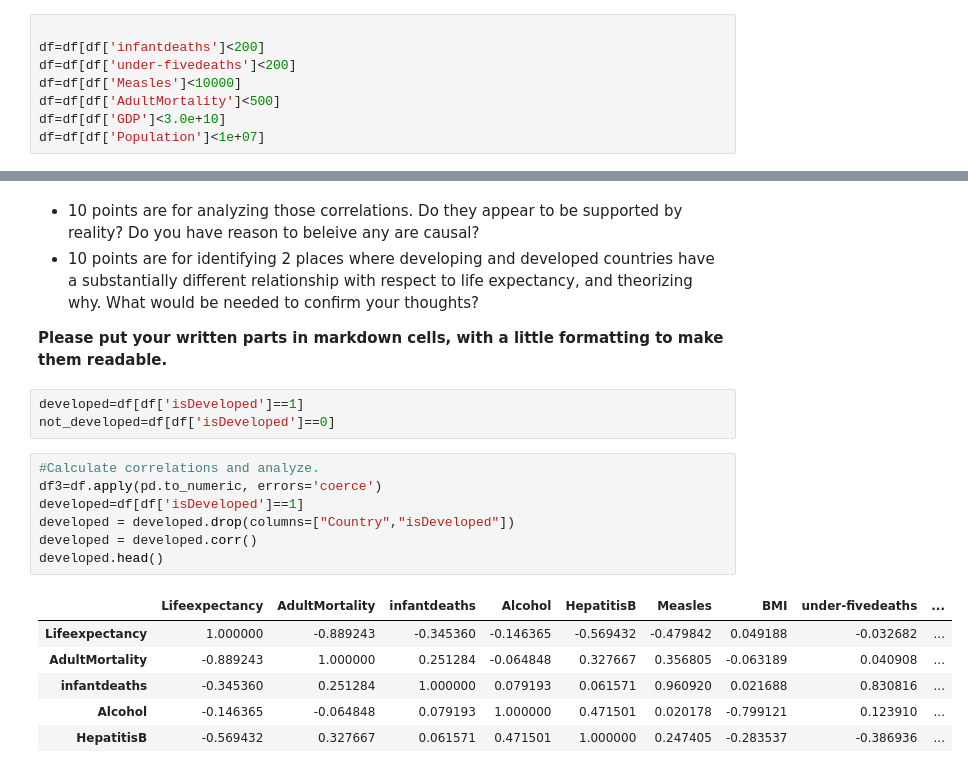
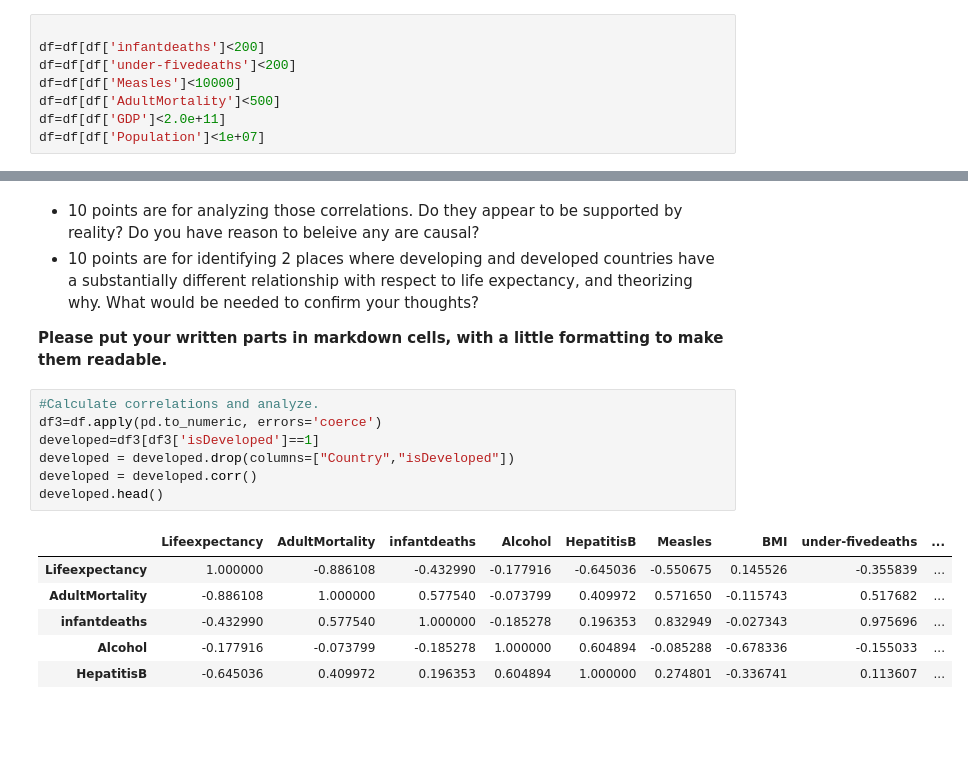
Before and after one commit to zareeiant/BSIP_Assignment_2_Students, a Jupyter notebook: stats_asn_2_start.ipynb, the cells around one changed output, grey strips where cells are left out. Cells and saved outputs as stored; diff of their text form; blank space fills up the shorter version.

```diff
--- a/stats_asn_2_start.ipynb
+++ b/stats_asn_2_start.ipynb
@@ -319,7 +319,7 @@ df=df[df['infantdeaths']<200]
 df=df[df['under-fivedeaths']<200]
 df=df[df['Measles']<10000]
 df=df[df['AdultMortality']<500]
-df=df[df['GDP']<3.0e+10]
+df=df[df['GDP']<2.0e+11]
 df=df[df['Population']<1e+07]
 # %% [markdown]
 All these columns were infulenced by outliers that wer way out of line compared to rest of the data.
@@ -338,23 +338,20 @@ plt.show()
 </ul>
 
 <b>Please put your written parts in markdown cells, with a little formatting to make them readable.
-# %%
-developed=df[df['isDeveloped']==1]
-not_developed=df[df['isDeveloped']==0]
 # %%
 #Calculate correlations and analyze.
 df3=df.apply(pd.to_numeric, errors='coerce')
-developed=df[df['isDeveloped']==1]
+developed=df3[df3['isDeveloped']==1]
 developed = developed.drop(columns=["Country","isDeveloped"])
 developed = developed.corr()
 developed.head()
 # %% [output]
 |  | Lifeexpectancy | AdultMortality | infantdeaths | Alcohol | HepatitisB | Measles | BMI | under-fivedeaths | ... |
-| Lifeexpectancy | 1.000000 | -0.889243 | -0.345360 | -0.146365 | -0.569432 | -0.479842 | 0.049188 | -0.032682 | ... |
-| AdultMortality | -0.889243 | 1.000000 | 0.251284 | -0.064848 | 0.327667 | 0.356805 | -0.063189 | 0.040908 | ... |
-| infantdeaths | -0.345360 | 0.251284 | 1.000000 | 0.079193 | 0.061571 | 0.960920 | 0.021688 | 0.830816 | ... |
-| Alcohol | -0.146365 | -0.064848 | 0.079193 | 1.000000 | 0.471501 | 0.020178 | -0.799121 | 0.123910 | ... |
-| HepatitisB | -0.569432 | 0.327667 | 0.061571 | 0.471501 | 1.000000 | 0.247405 | -0.283537 | -0.386936 | ... |
+| Lifeexpectancy | 1.000000 | -0.886108 | -0.432990 | -0.177916 | -0.645036 | -0.550675 | 0.145526 | -0.355839 | ... |
+| AdultMortality | -0.886108 | 1.000000 | 0.577540 | -0.073799 | 0.409972 | 0.571650 | -0.115743 | 0.517682 | ... |
+| infantdeaths | -0.432990 | 0.577540 | 1.000000 | -0.185278 | 0.196353 | 0.832949 | -0.027343 | 0.975696 | ... |
+| Alcohol | -0.177916 | -0.073799 | -0.185278 | 1.000000 | 0.604894 | -0.085288 | -0.678336 | -0.155033 | ... |
+| HepatitisB | -0.645036 | 0.409972 | 0.196353 | 0.604894 | 1.000000 | 0.274801 | -0.336741 | 0.113607 | ... |
 # %%
 mask = np.triu(np.ones_like(developed, dtype=bool))
 sns.heatmap(developed, center=0, linewidths=.5, annot=True, cmap="YlGnBu", yticklabels=True, mask=mask)
```
Also changed, not shown: parts of 15 cells of this notebook.
